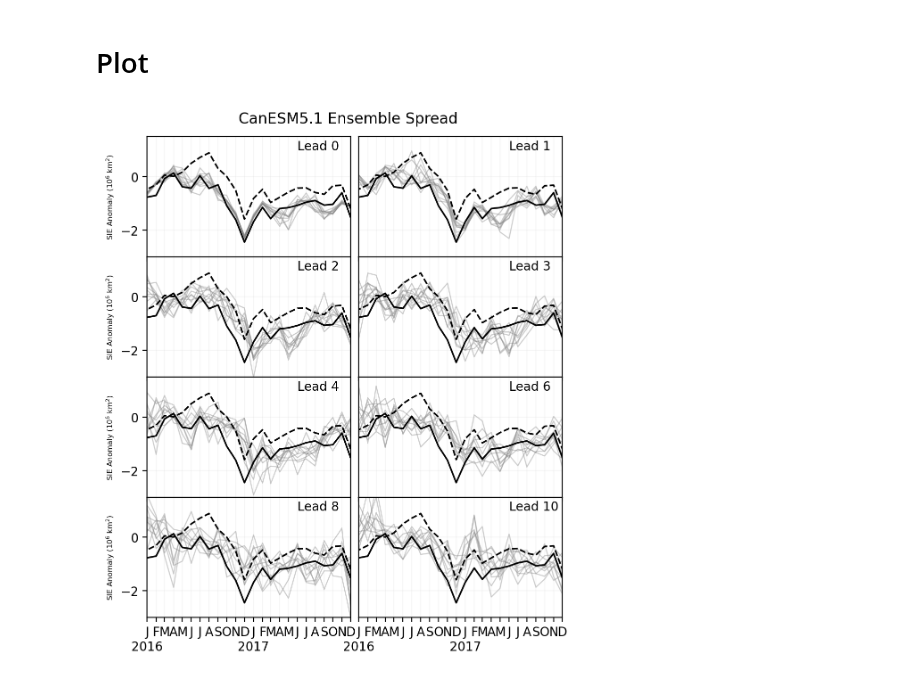
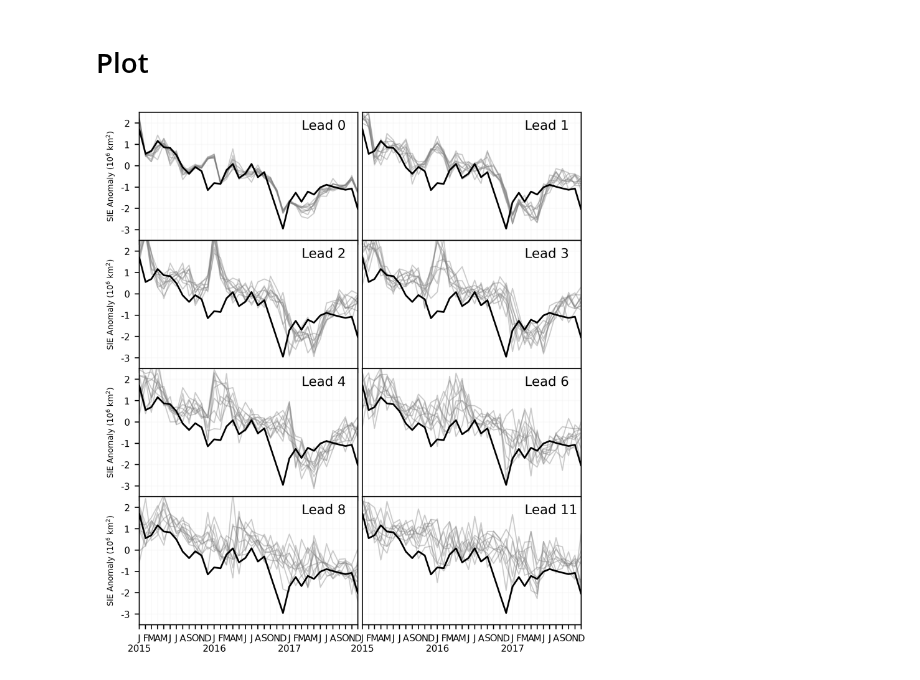
Before and after one commit to bobby-payne/icepack, a Jupyter notebook: notebooks/Ensemble Spread.ipynb, the cells around one changed output. Saved outputs shown, nothing was run; the diff lists cells and outputs as text; code cells hidden in the pictures.

```diff
--- a/notebooks/Ensemble Spread.ipynb
+++ b/notebooks/Ensemble Spread.ipynb
@@ -28,10 +28,9 @@ monthdict = {1:r'$\mathbf{January}$',
              12:r'$\mathbf{December}$'}
 
 method = 'mean'
-daterange = (2007,2019)
-daterange_clim = (1981,2010)
-grid_path = "~/sea_ice/data/grids/grid_1x1.nc"
-grid = xr.open_dataset(grid_path)
+daterange = (1990,2014)
+daterange_clim = (1990,2014)
+mask = xr.open_dataset("~/sea_ice/data/masks/land_all.nc")
 # %% [markdown]
 # Open Data
 # %%
@@ -39,20 +38,13 @@ grid = xr.open_dataset(grid_path)
 sic = get_dataset('Had2CIS')
 
 # calculate SIE and anomalies
-sie_Had2CIS = get_iceextent(sic, grid, lat_bounds=(-90,0), sic_label='sicn', lat_label='lat', lon_label='lon', ensemble=None)
+sie_Had2CIS = get_iceextent(sic, mask, lat_bounds=(-90,0), ensemble=None)
 sie_anom_Had2CIS = get_anomalies(sie_Had2CIS,'SIE',ref_period=daterange)
 sie_clim_Had2CIS = get_climatology(sie_Had2CIS,var='SIE',ref_period=daterange_clim)
-# %%
-# open data
-sic = get_dataset('OSI-SAF')
-
-# calculate SIE and anomalies
-sie_OSISAF = get_iceextent(sic, grid, lat_bounds=(-90,0), sic_label='ice_conc', lat_label='lat', lon_label='lon', ensemble=None, sic_factor=1e-2)
-sie_anom_OSISAF = get_anomalies(sie_OSISAF,'SIE',ref_period=daterange)
 # %%
 # open data and format time
-sic_CanESM5_init = get_dataset('CanESM5.1_i')
-sic_CanESM5_init = [format_time_coord(data,f'1980-{monthstr[i]}',f'202{3+int(np.heaviside(i,0))}-{monthstr[i-1]}',freq='M') for i,data in enumerate(sic_CanESM5_init)]
+sic_CanESM5_init = get_dataset('GEM5.2-NEMO_i')
+sic_CanESM5_init = [format_time_coord(data,f'1990-{monthstr[i]}',f'202{int(np.heaviside(i,0))}-{monthstr[i-1]}',freq='M') for i,data in enumerate(sic_CanESM5_init)]
 
 # calculate SIE (ensemble mean) and SIE anomalies
 sie_anom_CanESM5_init_lt_ens = []
@@ -60,7 +52,7 @@ for e in range(10):
     print(f"Calculating SIE for {e}")
     sie_CanESM5_init = []
     for i,sic in enumerate(sic_CanESM5_init):
-        sie_CanESM5_init.append(get_iceextent(sic, grid, lat_bounds=(-90,0), sic_label='siconc', lat_label='lat', lon_label='lon', ensemble=e, sic_factor=1e-2))
+        sie_CanESM5_init.append(get_iceextent(sic, mask, lat_bounds=(-90,0), ensemble=e, multiply_input_by=1))
     sie_anom_CanESM5_init = [get_anomalies(sie,'SIE',ref_period=daterange) for sie in sie_CanESM5_init]
 
     # add a lead time coordinate to the SIE data set
@@ -100,41 +92,44 @@ Adding a lead time coordinate
 # %%
 ncols=2
 nrows=4
-fig, ax = plt.subplots(ncols=ncols,nrows=nrows,facecolor='white',figsize=(6,7),dpi=200,sharey=True,sharex=True)
+fig, ax = plt.subplots(ncols=ncols,nrows=nrows,facecolor='white',figsize=(6,7),dpi=400,sharey=True,sharex=True)
 fig.subplots_adjust(wspace=0.04,hspace=0)
-y0,y1 = [2016,2017]
+y0,y1 = [2015,2017]
 colors = cm.RdBu(np.linspace(0,1,10))
-plt.suptitle("CanESM5.1 Ensemble Spread",y=0.92)
+# plt.suptitle("CanESM5.1 Ensemble Spread",y=0.92)
 for i in np.arange(nrows):
     for j in np.arange(ncols):
 
         if i <= 1:
             lead = ncols*i + j
+        elif (i==nrows-1) and (j==ncols-1):
+            lead = 11
         else:
             lead = 2*(ncols*i + j) - 4
 
         for ens in range(10):
             data = sie_anom_CanESM5_init_lt_ens[ens][lead]
             data = data.where((data['time.year']>=y0)&(data['time.year']<=y1),drop=True)
             data['SIE'].plot.line(ax=ax[i][j],linewidth=.85,color='grey',alpha=0.4)
         sie_anom_Had2CIS['SIE'].plot.line(ax=ax[i][j],linewidth=1.3,color='black')
-        sie_anom_OSISAF['SIE'].plot.line(ax=ax[i][j],linestyle='--',linewidth=1.3,color='black')
 
-        ax[i][j].text(np.datetime64(f"{y1}-06"),1,f"Lead {lead}")
+        ax[i][j].text(np.datetime64(f"{y1}-03"),1.7,f"Lead {lead}")
         xlabels = monthletters*(y1-y0+1)
         for k,yr in enumerate(np.arange(y0,y1+1,1)):
             xlabels[12*k] += f'\n{yr}'
         ax[i][j].set_xlim(np.datetime64(f"{y0}-01"),np.datetime64(f"{y1}-12"))
         ax[i][j].set_xticks(np.arange(np.datetime64(f"{y0}-01"),np.datetime64(f"{y1+1}-01"),np.timedelta64(1,"M")))
-        ax[i][j].set_xticklabels(xlabels)
+        ax[i][j].set_xticklabels(xlabels,size=7)
         ax[i][j].set_xlabel(None)
         ax[i][0].set_ylabel(r"SIE Anomaly ($10^6\ \mathrm{km}^2$)",size=6)
         ax[i][1].set_ylabel(None)
+        ax[i][j].set_yticks(np.arange(-3,3,1))
+        ax[i][j].set_yticklabels(np.arange(-3,3,1),size=7)
         ax[i][1].tick_params(left=False)
-        ax[i][j].set_ylim(-3,1.5)
-        ax[i][j].grid(alpha=0.1)
+        ax[i][j].set_ylim(-3.5,2.5)
+        ax[i][j].grid(alpha=0.05)
         #ax[i][j].legend(list(np.arange(10))+["Obs"],fontsize=5,ncols=3,frameon=False)
-
+plt.subplots_adjust(wspace=.02)
 plt.show()
 # %% [output]
-[figure, old version]
+[figure, new version]
```
Also changed, not shown: parts of 1 cell of this notebook, 12 other files.
